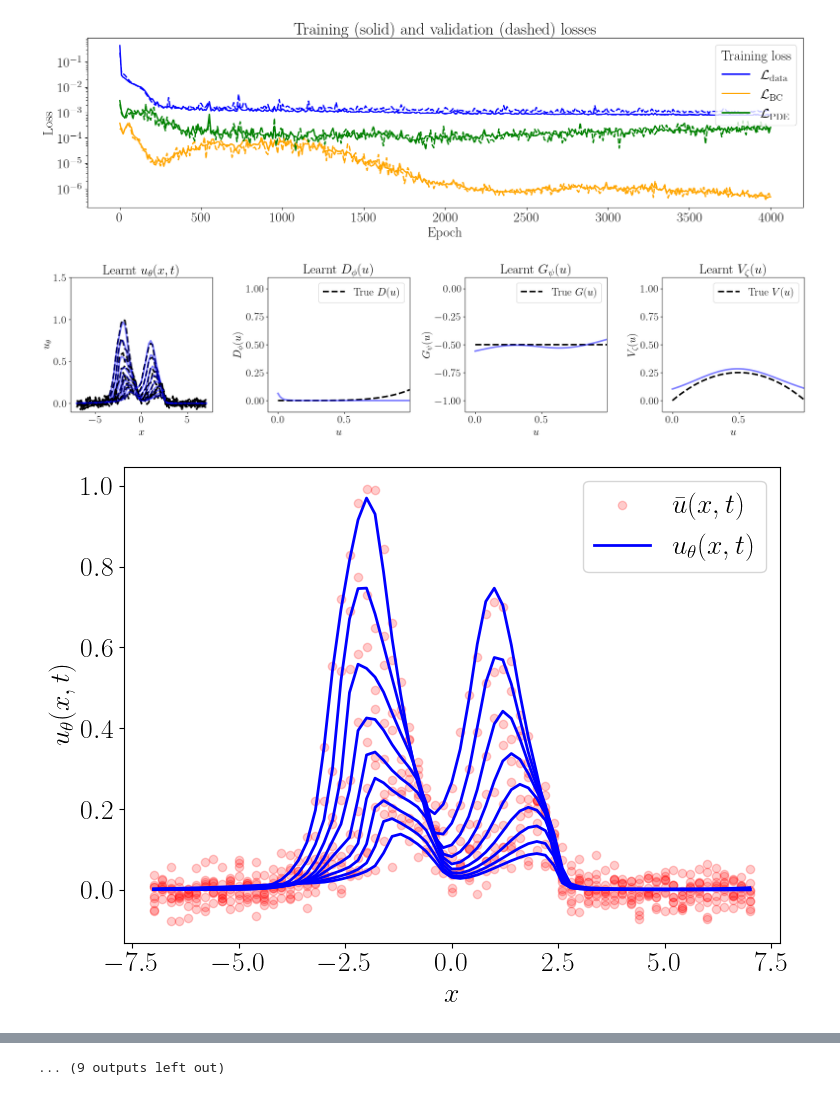
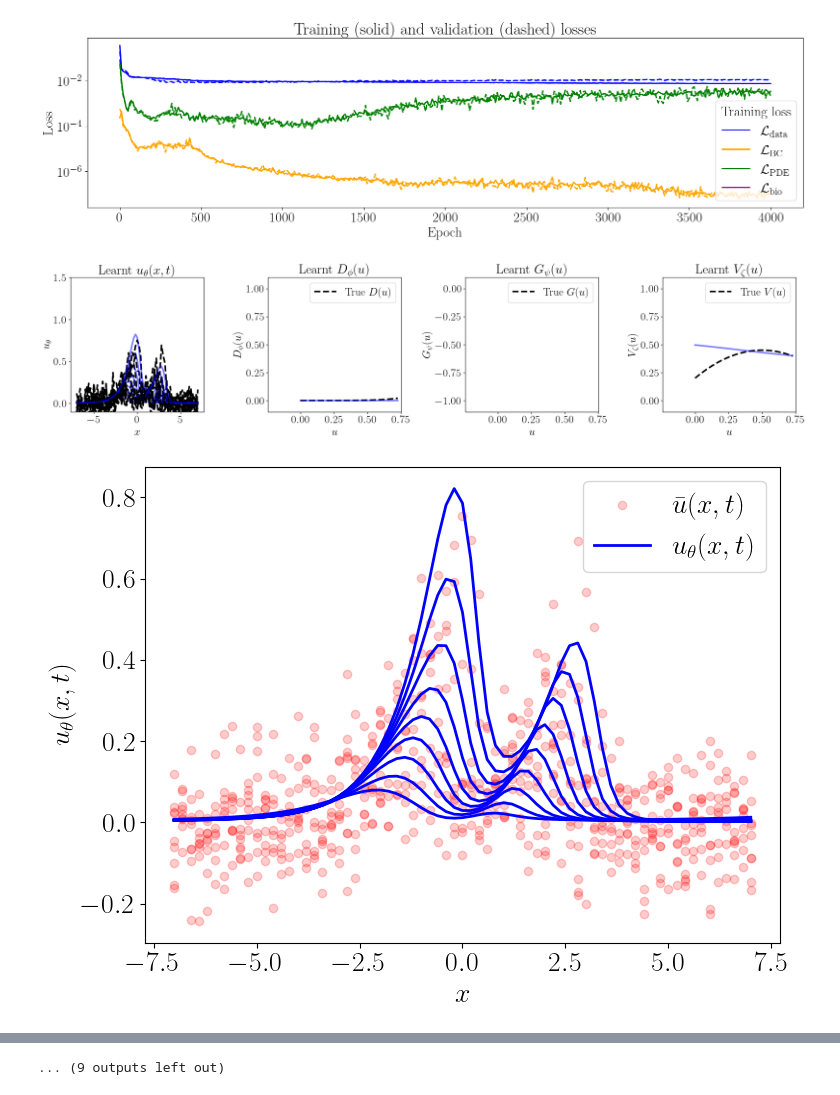
Before and after one commit to YuanYIN99/ADR_BINNs, a Jupyter notebook: Nonlinear-ADR_Equation/ReactionDiffusionAdvection_run&plot.ipynb, the cells around one changed output, grey strips where cells are left out. Cells and saved outputs as stored; diff of their text form; code cells hidden in the pictures.

Commit message:
New plotting code added

```diff
--- a/Nonlinear-ADR_Equation/ReactionDiffusionAdvection_run&plot.ipynb
+++ b/Nonlinear-ADR_Equation/ReactionDiffusionAdvection_run&plot.ipynb
@@ -30,11 +30,11 @@ plt.rcParams['lines.linewidth'] = 2
 alpha_val = 0.4
 
 def V_func(u):
-    return u * (1-u)
+    return 0.2 + u * (1-u)
 
 def G_func(u):
     # Standard logistic growth: u * (1 - u/K)
-    return - K_true
+    return K_true
 
 def D_func(u):
     # Your specific nonlinear D(u) function goes here
@@ -95,11 +95,11 @@ def make_torch_wrapper(pt_model, device="cpu", batch_dim=False):
         return out_np
     return wrapper
 
-def recon_plot(x_train, t_train, D_model, f_model, u_NN_IC, V_model):
+def recon_plot(x_train, t_train, D_model, f_model, u_true_IC, V_model):
     D_callable = make_torch_wrapper(D_model, device='cpu')
     f_callable = make_torch_wrapper(f_model, device='cpu')
     V_callable = make_torch_wrapper(V_model, device='cpu')
-    u_sim = simulate_pde_new(x_train, u_NN_IC, D_callable, f_callable, V_callable,
+    u_sim = simulate_pde_new(x_train, u_true_IC, D_callable, f_callable, V_callable,
                        t_span=(t_train[0], t_train[-1]),
                        t_eval=t_train,
                        integrator="RK45")
@@ -235,7 +235,7 @@ if __name__ == "__main__":
             c1 = params.get("c1", -1.5)
             c2 = params.get("c2", 1.5)
             s  = params.get("sigma", 0.6)
-            u0 = np.exp(-0.5*((x_train-c1)/s)**2) + 0.7*np.exp(-0.5*((x_train-c2)/s)**2)
+            u0 = 0.1*np.exp(-0.5*((x_train-c1)/s)**2) + 0.07*np.exp(-0.5*((x_train-c2)/s)**2)
             return np.minimum(u0, 1.0)
         raise ValueError("Unknown IC type")
 
@@ -272,9 +272,9 @@ if __name__ == "__main__":
     # 2). evaluate D_net at 'U_grid_tensor'
     U_grid = np.linspace(u_min_np, u_max_np, Nx)
     U_grid_tensor = torch.tensor(U_grid, dtype=torch.float32).to(device)
-    G_true = -K_true * np.ones_like(U_grid)
+    G_true = K_true * np.ones_like(U_grid)
     D_true = D_base * (U_grid**5)
-    V_true = U_grid * (1-U_grid)
+    V_true = 0.2+ U_grid * (1-U_grid)
 
     # prepare the dataset as tensors for training
     input_data = np.concatenate([X.reshape(-1)[:, None], T.reshape(-1)[:, None]], axis=1)
@@ -286,9 +286,9 @@ if __name__ == "__main__":
 
     batch_size, N_pde, N_bc, N_bio = 40, 40, 40, 40
     data_weight, pde_weight, bc_weight= 1.0, 1e-1, 1e-3
-    #bio_constraint_bool = True
-    bio_constraint_bool = False
-    u_bio_weight, D_bio_weight, G_bio_weight = 1e-1, 1e-1, 1e-1
+    bio_constraint_bool = True
+    u_bio_weight, D_bio_weight, G_bio_weight = 0, 0, 0
+    # 1e-1, 1e-1, 1e-1
     init_learning_rate = 5e-4
     u_num_layers, u_hidden_units = 4, 32
     u_activation_fn = nn.Tanh()
@@ -302,14 +302,12 @@ if __name__ == "__main__":
 
     train_ratio, val_ratio = 0.8, 0.1
 
-    variances = [0.0, 0.001, 0.01]
+    variances = [0.0, 0.01, 0.001]
 
     for variance in variances:
 
         #results_dir = f'Fig1_ReactionDiffusionAdvection_var{variance}/'
-        #results_dir = f'Fig1_ReactionDiffusionAdvection_var{variance}_wbio0/'
-        results_dir = f'Fig1_ReactionDiffusionAdvection_var{variance}_subsampled_wbio0/'
-        #results_dir = f'Fig1_ReactionDiffusionAdvection_var{variance}_wbio0/'
+        results_dir = f'Fig1_ReactionDiffusionAdvection_var{variance}_subsampled_becky/'
         save_dir = results_dir + 'ReactionDiffusionAdvection/'
         os.makedirs(save_dir, exist_ok=True)
 
@@ -317,6 +315,7 @@ if __name__ == "__main__":
         additive_noise = noise_level * np.random.randn(*shape)
         u_train_noise = u_train_nonoise + additive_noise
         u_true = u_train_noise.copy() # NOTE: no noise case
+        truth = u_train_nonoise
         output_data = u_train_noise.reshape(-1)[:, None]
 
 
@@ -364,8 +363,8 @@ if __name__ == "__main__":
         D_net.to(device)
         G_net.to(device)
         V_net.to(device)
-        u_NN_IC = u_learned[0, :]
-        u_recon = recon_plot(x_train, t_train, D_net, G_net, u_NN_IC, V_net)
+        u_true_IC = u_learned[0, :]
+        u_recon = recon_plot(x_train, t_train, D_net, G_net, u_true_IC, V_net)
 
         save_dir = results_dir + 'ReactionDiffusionAdvection/'
         dic = {
@@ -419,7 +418,7 @@ if __name__ == "__main__":
         ax3.set_xlabel(r'$u$')
         ax3.set_ylabel(r'$G_{\psi}(u_{\theta})$')
         ax3.legend()
-        ax3.set_ylim([-1.2, 0.2])
+        # ax3.set_ylim([-1.2, 0.2])
         fig3.tight_layout()
         fig3.savefig(save_dir + 'G_NN_OneSampleRun.svg', format='svg', bbox_inches='tight')
 
@@ -457,3 +456,3 @@ if __name__ == "__main__":
-[figure, old version]
+[figure, new version]
-[figure, old version]
+[figure, new version]
-[figure, old version]
+[figure, new version]
```
Also changed, not shown: parts of 4 cells of this notebook.
